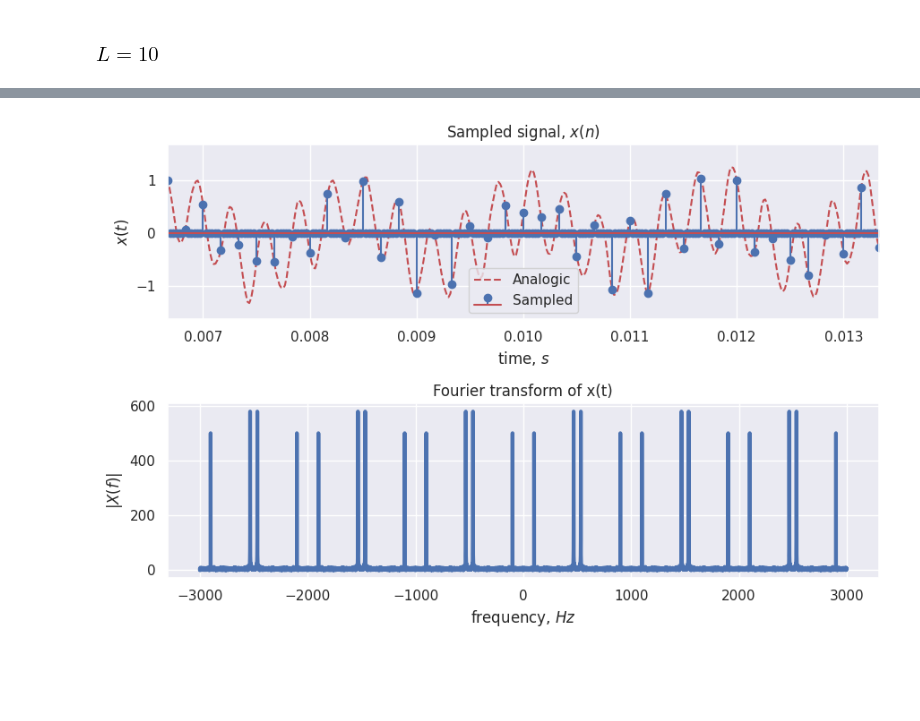
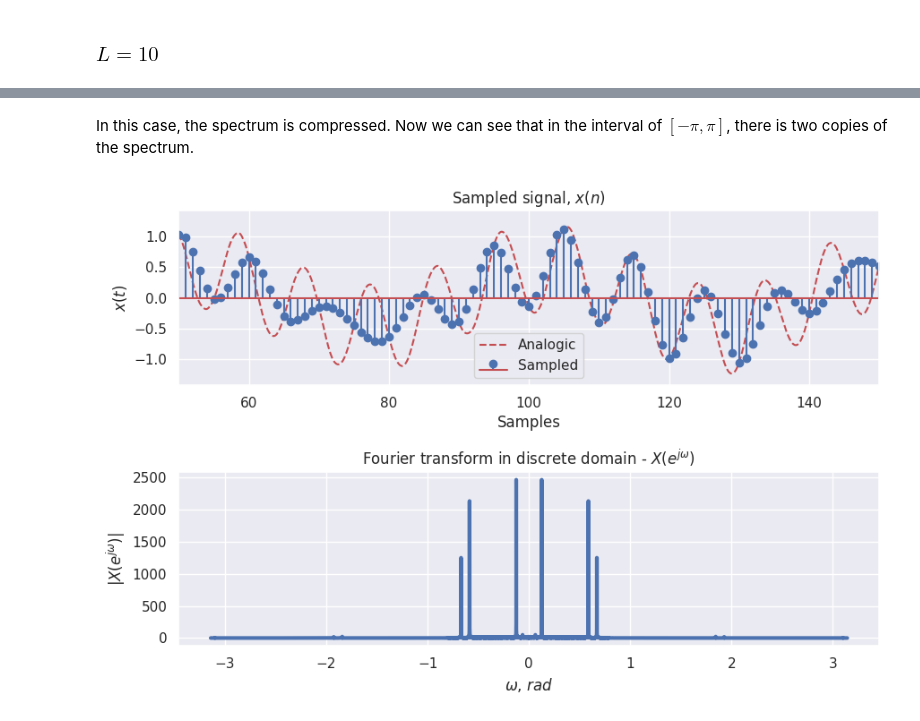
Before and after one commit to JoaoPi314/PDS-sampling-exercise, a Jupyter notebook: Sampling-Exercise.ipynb, the cells around one changed output, grey strips where cells are left out. Saved outputs shown, nothing was run; the diff lists cells and outputs as text; code cells hidden in the pictures; blank space fills up the shorter version.

```diff
--- a/Sampling-Exercise.ipynb
+++ b/Sampling-Exercise.ipynb
@@ -34,9 +34,9 @@ f_x = 3200 #Hz
 
 # This doesn't make sense, it is only to simulate the analogic signal, but in fact it is a digital
 # one with this sampling frequency
-analog_fs = 1/60000
+analog_fs = 600000
 
-t = np.arange(0, 100*1/f_1, analog_fs)
+t = np.arange(0, 100*1/f_1, 1/analog_fs)
 
 # signal declaration
 xt = np.cos(2*np.pi*f_x*t) + 0.5*np.cos(2*np.pi*f_2*t) + 0.01*np.cos(2*np.pi*f_1*t)
@@ -530,12 +465,12 @@ To this exercise, we will utilizate $f_s = 6ksps$. First, let's re-sample $x(t)$
 f_s = 6e3 # sps
 
 # Defining sampling arrays
-t_sampled = np.arange(0, t.size/(1/analog_fs/f_s))
+t_sampled = np.arange(0, t.size/(analog_fs/f_s))
 xn = np.zeros(t_sampled.size)
 
 # Sampling
 for i in range(xn.size):
-    xn[i] = xt_filtered.real[int(i/analog_fs/f_s)]
+    xn[i] = xt_filtered.real[int(i*analog_fs/f_s)]
 plt.figure(figsize=(9,6))
 
 
@@ -543,7 +478,7 @@ plt.subplot(2,1,1)
 plt.plot(t*f_s, xt_filtered, '--r')
 plt.stem(t_sampled, xn)
 plt.title("Sampled signal, $x(n)$")
-plt.xlabel("time, $s$")
+plt.xlabel("samples")
 plt.ylabel("$x(t)$")
 plt.legend(['Analogic', 'Sampled'])
 # Only shows two periods
@@ -563,12 +498,12 @@ plt.subplot(2,1,2)
 Xf_sampled = fftshift(fft(xn))
 f_sampled = fftshift(fftfreq(t_sampled.size, 1/f_s))
 
-plt.plot(f_sampled, np.abs(Xf_sampled), linewidth=3)
+plt.plot(f_sampled*2*np.pi/f_s, np.abs(Xf_sampled), linewidth=3)
 plt.grid("on", which="both")
 # plt.xlim(-f_s/2, f_s/2)
-plt.title("Fourier transform of x(t)")
-plt.xlabel("frequency, $Hz$")
-plt.ylabel("$|X(f)|$")
+plt.title("Fourier transform in discrete domain - $X(e^{j\omega})$")
+plt.xlabel("$\omega$, $rad$")
+plt.ylabel("$|X(e^{j\omega})|$")
 
 plt.tight_layout()
 plt.show()
@@ -774,43 +720,43 @@ plt.show()
+# %% [markdown]
+In this case, the spectrum is compressed. Now we can see that in the interval of $[-\pi, \pi]$, there is two copies of the spectrum.
 # %%
 M = 5
 
-t_interpolated = np.arange(0, 100/f_1, 1/f_s/(M+1))
-x_interpolated = np.zeros(t_interpolated.size)
+# I will use the interpolate function from scipy.
+interp = interpolate.interp1d(t_sampled, xn.real, kind='cubic')
+t_interp = np.arange(0, t.size/(analog_fs/f_s)-1, 1/M)
+x_interp = interp(t_interp)
 
-# Sampling
-for i in range(xn.size):
-    x_interpolated[i*(M+1)] = xn.real[i]
 plt.figure(figsize=(9,6))
 
 
 plt.subplot(2,1,1)
-plt.plot(t, xt_filtered, '--r')
-plt.stem(t_interpolated, x_interpolated)
+plt.plot(t*f_s*M, xt_filtered, '--r')
+plt.stem(t_interp*M, x_interp)
 plt.title("Sampled signal, $x(n)$")
-plt.xlabel("time, $s$")
+plt.xlabel("Samples")
 plt.ylabel("$x(t)$")
 plt.legend(['Analogic', 'Sampled'])
 # Only shows two periods
-plt.xlim(2/f_1, 4/f_1)
-
+plt.xlim(50, 150)
 # Frequency domain
 
 plt.subplot(2,1,2)
 
-Xf_interpolated = fftshift(fft(x_interpolated))
-f_interpolated = fftshift(fftfreq(t_interpolated.size, t_sampled[1]-t_sampled[0]))
+Xf_interpolated = fftshift(fft(x_interp))
+f_interpolated = fftshift(fftfreq(t_interp.size, 1/f_s))
 
-plt.plot(f_interpolated, np.abs(Xf_interpolated), linewidth=3)
+plt.plot(f_interpolated*2*np.pi/f_s, np.abs(Xf_interpolated), linewidth=3)
 plt.grid("on", which="both")
 # plt.xlim(-f_s/6, f_s/6)
-plt.title("Fourier transform of x(t)")
-plt.xlabel("frequency, $Hz$")
-plt.ylabel("$|X(f)|$")
+plt.title("Fourier transform in discrete domain - $X(e^{j\omega})$")
+plt.xlabel("$\omega$, $rad$")
+plt.ylabel("$|X(e^{j\omega})|$")
 
 plt.tight_layout()
 plt.show()
 # %% [output]
-[figure, old version]
+[figure, new version]
 # %%
 M = 10
 
```
Also changed, not shown: parts of 45 cells of this notebook.
